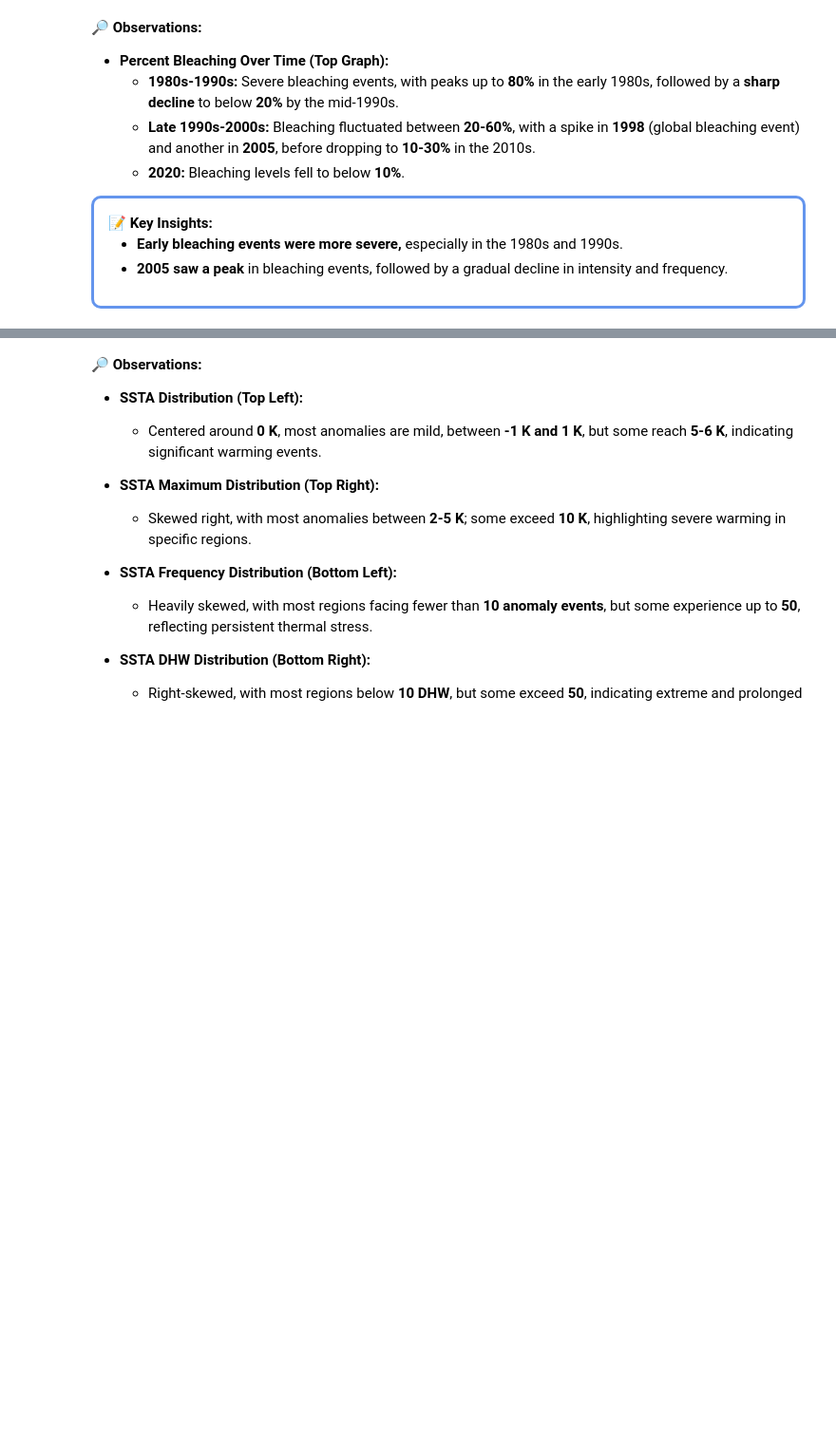
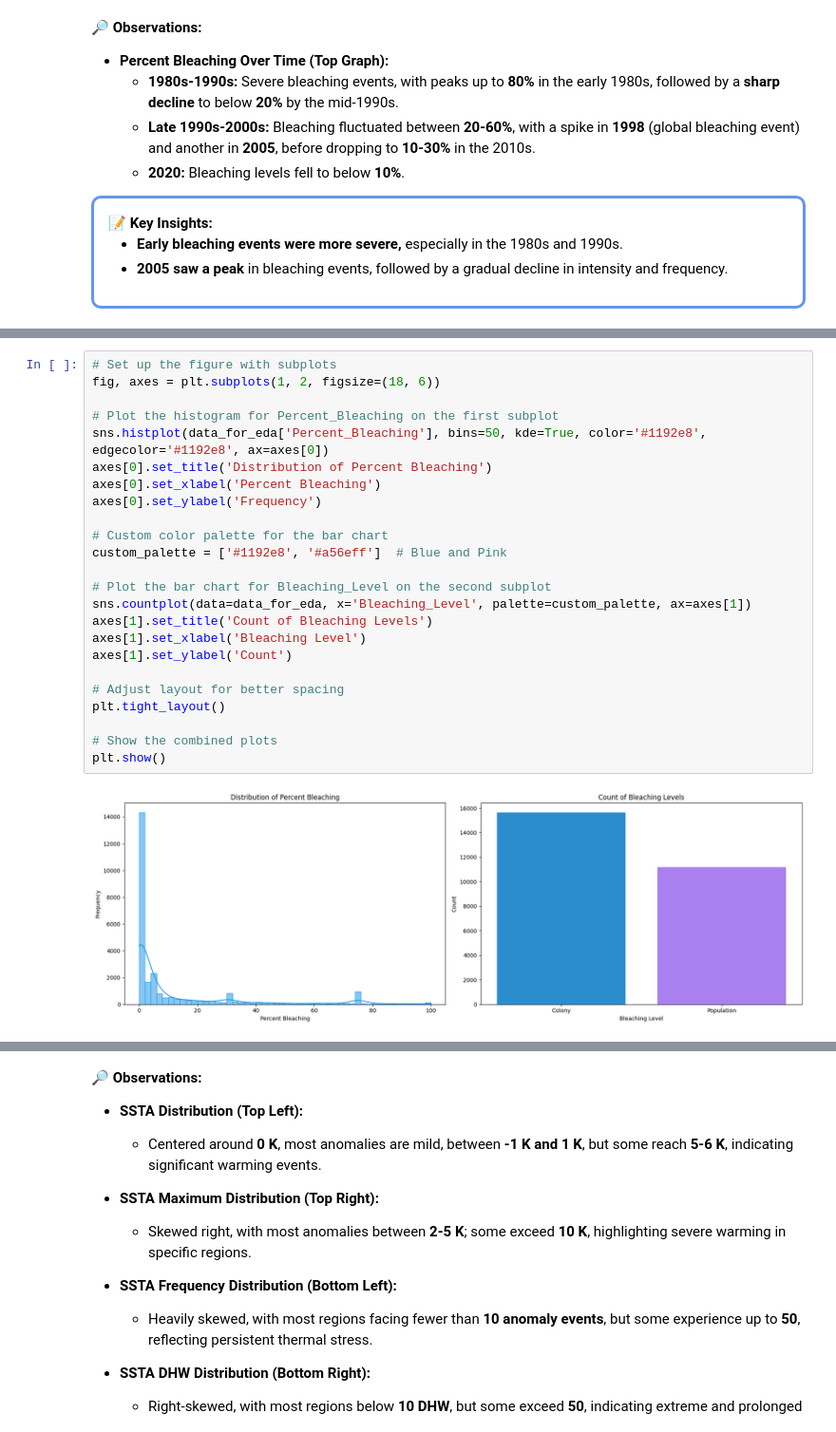
Before and after one commit to xlumzee/Temperature-and-Coral-Bleaching, a Jupyter notebook: notebooks/DataVisualizations.ipynb, the cells around one changed output, grey strips where cells are left out. Shown at 95% size. Saved outputs shown, nothing was run; the diff lists cells and outputs as text; blank space fills up the shorter version.

```diff
--- a/notebooks/DataVisualizations.ipynb
+++ b/notebooks/DataVisualizations.ipynb
@@ -260,0 +322,26 @@ data_for_eda[['SSTA', 'SSTA_Maximum', 'SSTA_Frequency', 'SSTA_DHW', 'TSA', 'TSA_
+# %%
+# Set up the figure with subplots
+fig, axes = plt.subplots(1, 2, figsize=(18, 6))
+
+# Plot the histogram for Percent_Bleaching on the first subplot
+sns.histplot(data_for_eda['Percent_Bleaching'], bins=50, kde=True, color='#1192e8', edgecolor='#1192e8', ax=axes[0])
+axes[0].set_title('Distribution of Percent Bleaching')
+axes[0].set_xlabel('Percent Bleaching')
+axes[0].set_ylabel('Frequency')
+
+# Custom color palette for the bar chart
+custom_palette = ['#1192e8', '#a56eff']  # Blue and Pink
+
+# Plot the bar chart for Bleaching_Level on the second subplot
+sns.countplot(data=data_for_eda, x='Bleaching_Level', palette=custom_palette, ax=axes[1])
+axes[1].set_title('Count of Bleaching Levels')
+axes[1].set_xlabel('Bleaching Level')
+axes[1].set_ylabel('Count')
+
+# Adjust layout for better spacing
+plt.tight_layout()
+
+# Show the combined plots
+plt.show()
+# %% [output]
+[figure, added]
```
Also changed, not shown: parts of 27 cells of this notebook, 1 other file.
